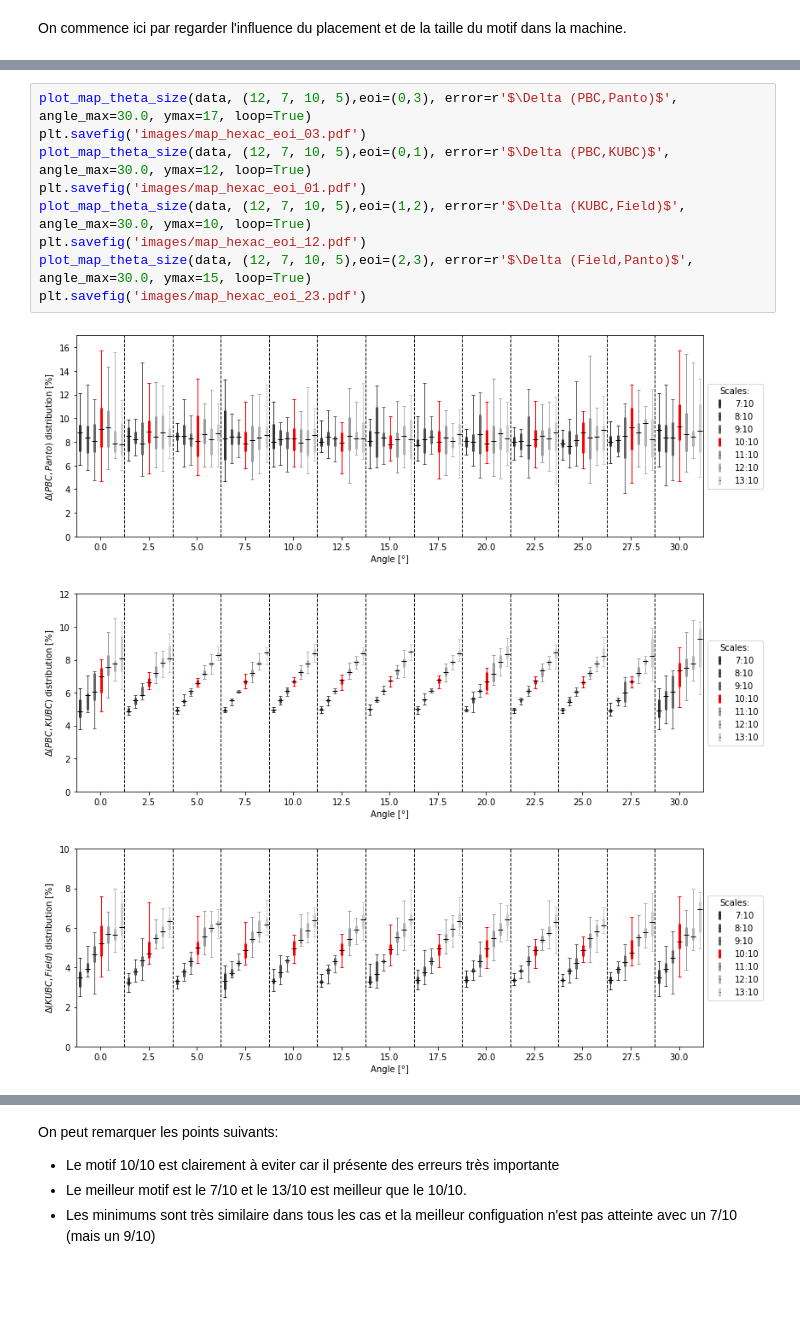
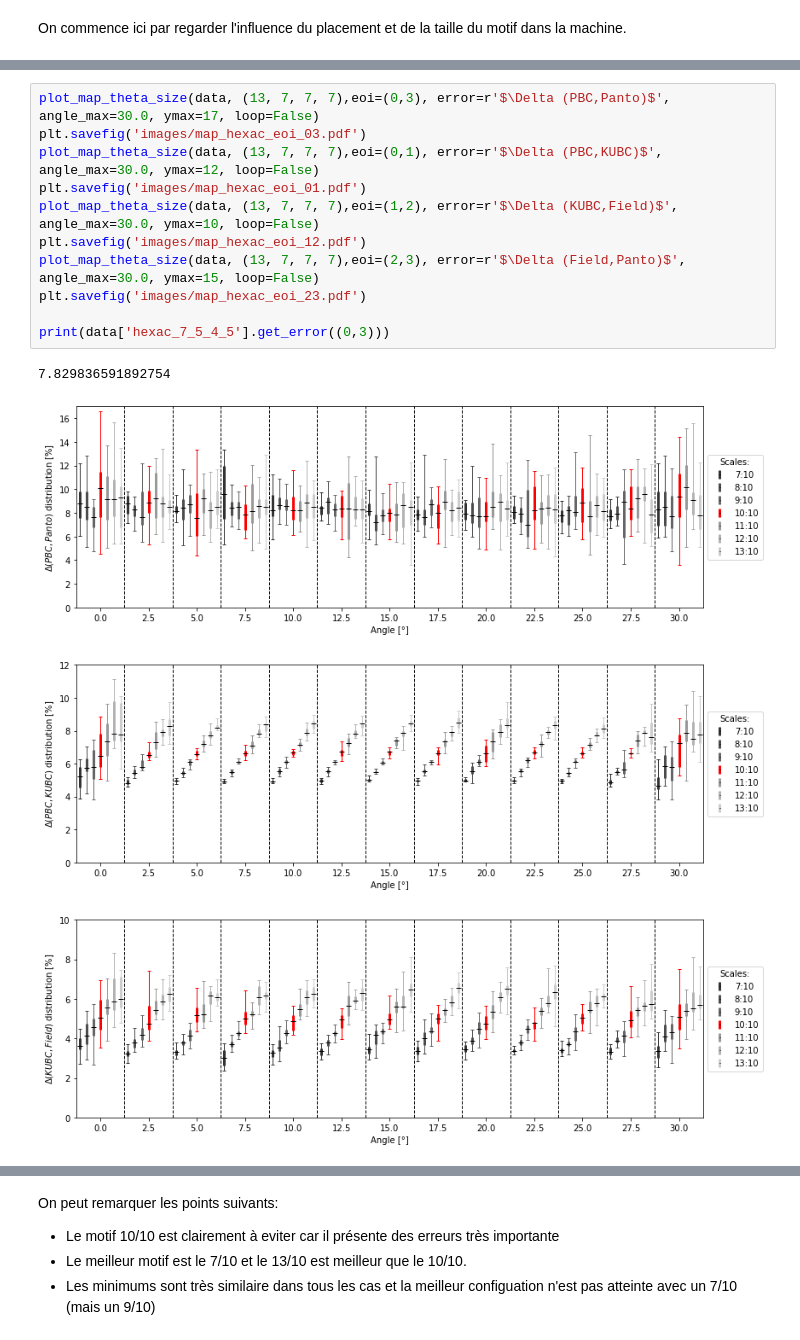
Before and after one commit to h06e/abakubc, a Jupyter notebook: utilities/hexac_study.ipynb, the cells around one changed output, grey strips where cells are left out. Cells and saved outputs as stored; diff of their text form; blank space fills up the shorter version.

```diff
--- a/utilities/hexac_study.ipynb
+++ b/utilities/hexac_study.ipynb
@@ -33,13 +62,16 @@ On commence ici par regarder l'influence du placement et de la taille du motif d
 # %%
-plot_map_theta_size(data, (12, 7, 10, 5),eoi=(0,3), error=r'$\Delta (PBC,Panto)$', angle_max=30.0, ymax=17, loop=True)
+plot_map_theta_size(data, (13, 7, 7, 7),eoi=(0,3), error=r'$\Delta (PBC,Panto)$', angle_max=30.0, ymax=17, loop=False)
 plt.savefig('images/map_hexac_eoi_03.pdf')
-plot_map_theta_size(data, (12, 7, 10, 5),eoi=(0,1), error=r'$\Delta (PBC,KUBC)$', angle_max=30.0, ymax=12, loop=True)
+plot_map_theta_size(data, (13, 7, 7, 7),eoi=(0,1), error=r'$\Delta (PBC,KUBC)$', angle_max=30.0, ymax=12, loop=False)
 plt.savefig('images/map_hexac_eoi_01.pdf')
-plot_map_theta_size(data, (12, 7, 10, 5),eoi=(1,2), error=r'$\Delta (KUBC,Field)$', angle_max=30.0, ymax=10, loop=True)
+plot_map_theta_size(data, (13, 7, 7, 7),eoi=(1,2), error=r'$\Delta (KUBC,Field)$', angle_max=30.0, ymax=10, loop=False)
 plt.savefig('images/map_hexac_eoi_12.pdf')
-plot_map_theta_size(data, (12, 7, 10, 5),eoi=(2,3), error=r'$\Delta (Field,Panto)$', angle_max=30.0, ymax=15, loop=True)
+plot_map_theta_size(data, (13, 7, 7, 7),eoi=(2,3), error=r'$\Delta (Field,Panto)$', angle_max=30.0, ymax=15, loop=False)
 plt.savefig('images/map_hexac_eoi_23.pdf')
+
+print(data['hexac_7_5_4_5'].get_error((0,3)))
 # %% [output]
+7.829836591892754
-[figure, old version]
+[figure, new version]
-[figure, old version]
+[figure, new version]
-[figure, old version]
+[figure, new version]
```
Also changed, not shown: parts of 4 cells of this notebook, 24 other files.
